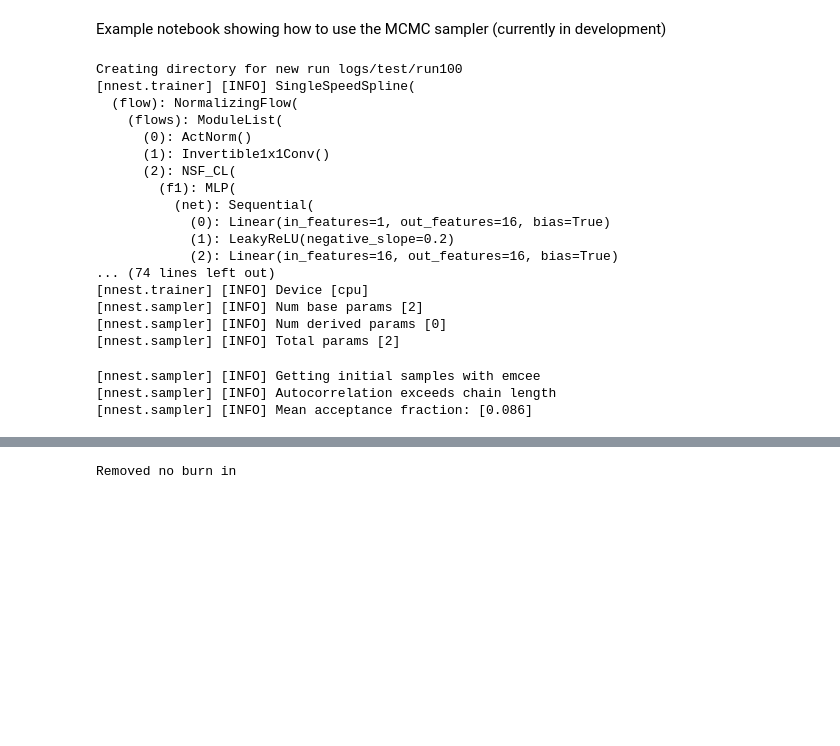
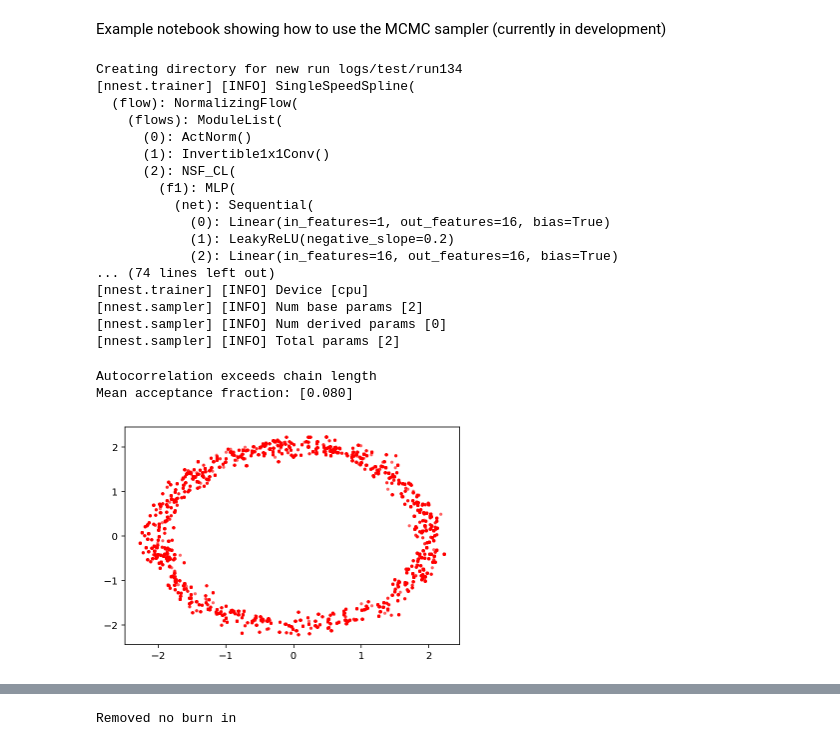
Before and after one commit to adammoss/nnest, a Jupyter notebook: examples/mcmc/example.ipynb, the cells around one changed output, grey strips where cells are left out. Drawn from its saved outputs; the diff is of its cells as text; code cells hidden in the pictures; blank space fills up the shorter version.

```diff
--- a/examples/mcmc/example.ipynb
+++ b/examples/mcmc/example.ipynb
@@ -29,8 +31,8 @@ like = Himmelblau(2)
 #like = GaussianMix(2)
 # %%
-sampler = MCMCSampler(like.x_dim, like.loglike, hidden_dim=16, num_blocks=3, flow='spline')
+sampler = MCMCSampler(like.x_dim, like.loglike, hidden_dim=16, num_blocks=3, flow='spline', prior=prior)
 # %% [output]
-Creating directory for new run logs/test/run100
+Creating directory for new run logs/test/run134
 [nnest.trainer] [INFO] SingleSpeedSpline(
   (flow): NormalizingFlow(
     (flows): ModuleList(
@@ -47,12 +49,39 @@ Creating directory for new run logs/test/run100
 [nnest.sampler] [INFO] Num base params [2]
 [nnest.sampler] [INFO] Num derived params [0]
 [nnest.sampler] [INFO] Total params [2]
+# %%
+nwalkers = 10
+init_scale = 10.0
+steps = 1000
+init = init_scale * (np.random.rand(nwalkers, like.x_dim) - 0.5)
+emcee_sampler = emcee.EnsembleSampler(
+    nwalkers,
+    like.x_dim,
+    like.loglike,
+    moves=[
+        (emcee.moves.DEMove(), 0.5),
+        (emcee.moves.DESnookerMove(), 0.3),
+        (emcee.moves.KDEMove(), 0.2),
+    ]
+)
+emcee_sampler.run_mcmc(init, steps)
+try:
+    print(emcee_sampler.get_autocorr_time())
+except:
+    print('Autocorrelation exceeds chain length')
+print('Mean acceptance fraction: [%5.3f]' % np.mean(emcee_sampler.acceptance_fraction))
+init_samples = emcee_sampler.get_chain(flat=True, thin=1, discard=100)
+# %% [output]
+Autocorrelation exceeds chain length
+Mean acceptance fraction: [0.080]
+# %%
+if like.x_dim == 2:
+    plt.scatter(init_samples[:, 0], init_samples[:, 1], c='r', s=5, alpha=0.5)
+    plt.show()
+# %% [output]
+[figure, added]
 # %%
-init_samples = sampler._init_samples(init_scale=8.0)
+init_samples = sampler._init_samples(init_scale=5, propose_scale=1.0, temperature=10.0)
-# %% [output]
-[nnest.sampler] [INFO] Getting initial samples with emcee
-[nnest.sampler] [INFO] Autocorrelation exceeds chain length
-[nnest.sampler] [INFO] Mean acceptance fraction: [0.086]
 # %%
 if like.x_dim == 2:
     plt.scatter(init_samples[:, 0], init_samples[:, 1], c='r', s=5, alpha=0.5)
```
Also changed, not shown: parts of 7 cells of this notebook, 5 other files.
